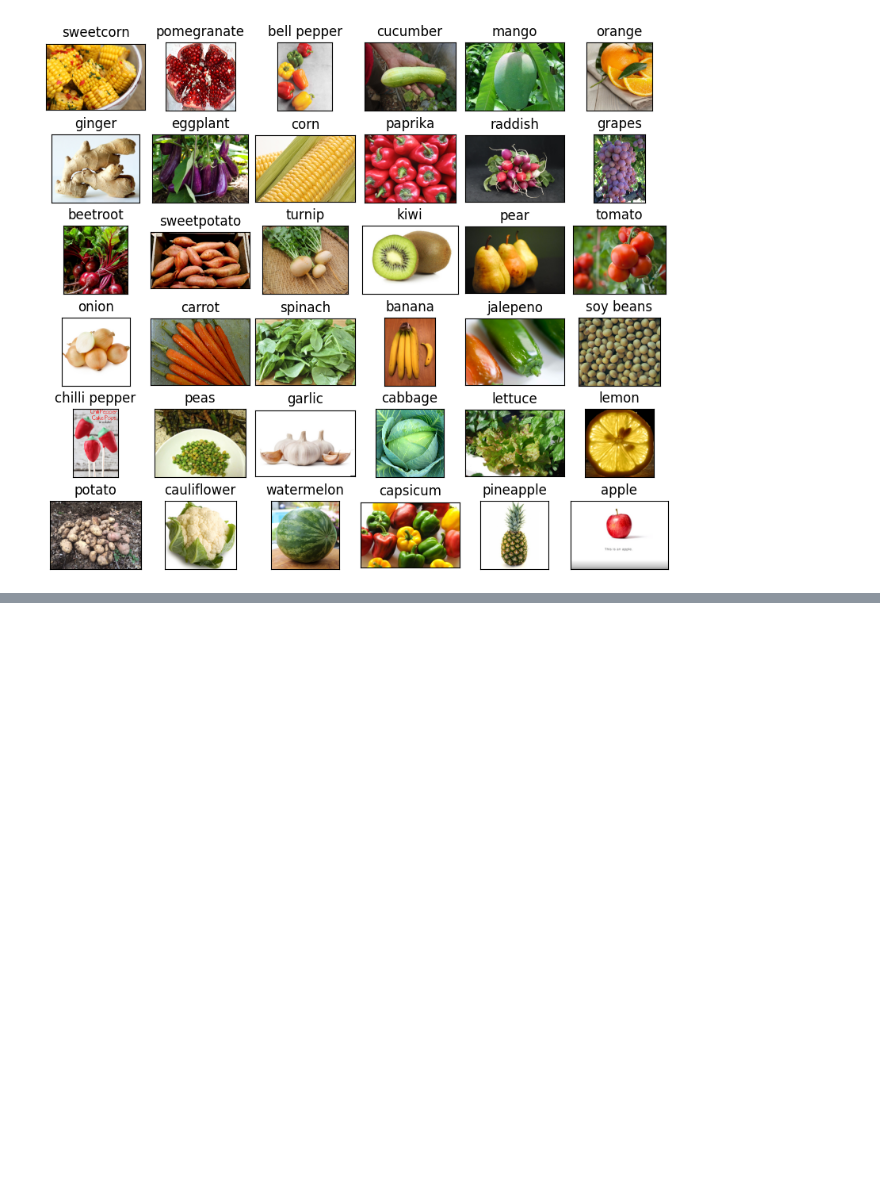
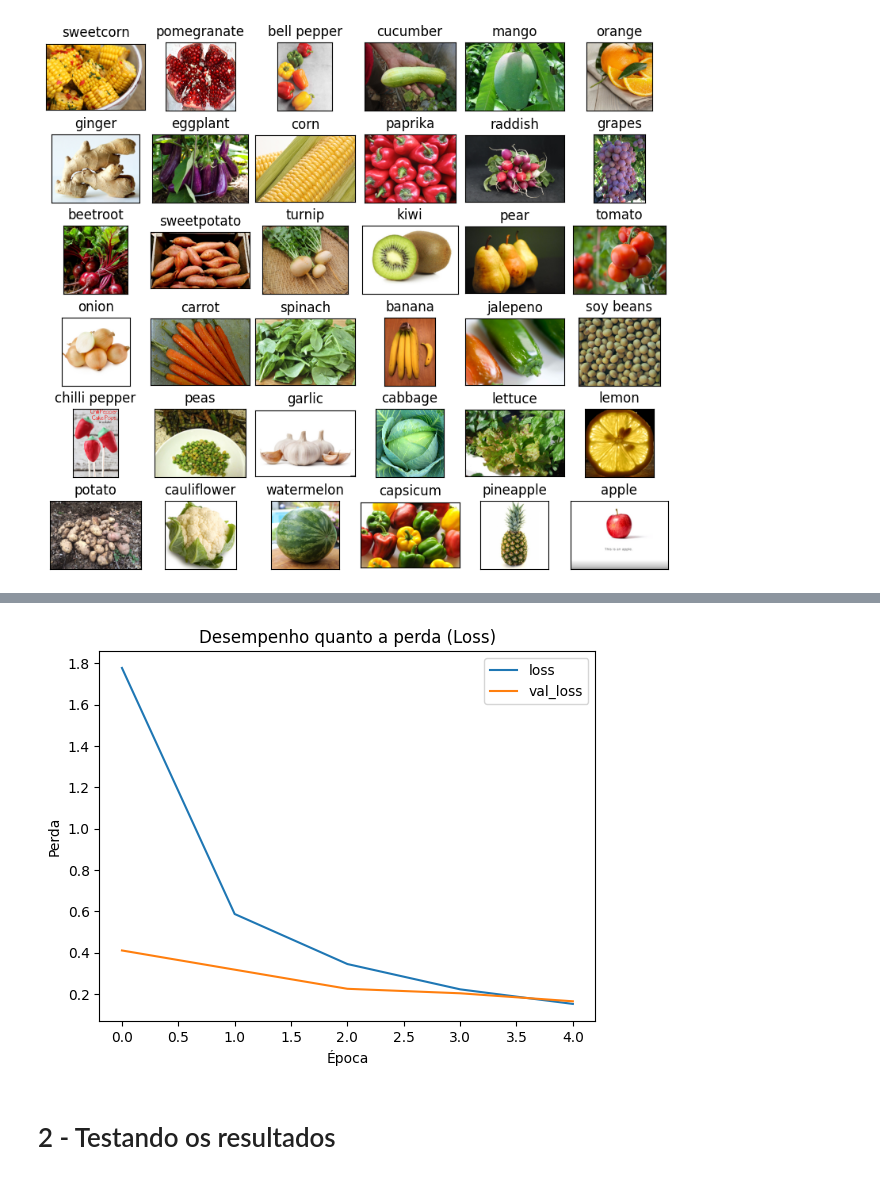
Before and after one commit to akyla007/clasLegFrutas, a Jupyter notebook: classification.ipynb, the cells around one changed output, grey strips where cells are left out. Cells and saved outputs as stored; diff of their text form; code cells hidden in the pictures; blank space fills up the shorter version.

```diff
--- a/classification.ipynb
+++ b/classification.ipynb
@@ -73,0 +202,10 @@ plt.show()
+# %%
+pd.DataFrame(history.history)[['loss','val_loss']].plot()
+plt.title("Desempenho quanto a perda (Loss)")
+plt.xlabel("Época")
+plt.ylabel("Perda")
+plt.show()
+# %% [output]
+[figure, added]
+# %% [markdown]
+# 2 - Testando os resultados
```
Also changed, not shown: parts of 12 cells of this notebook.
